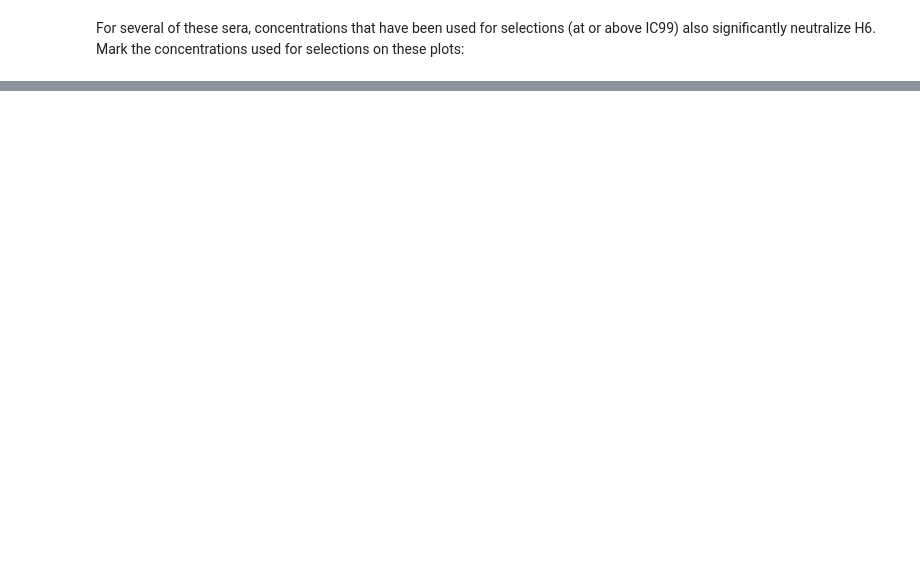
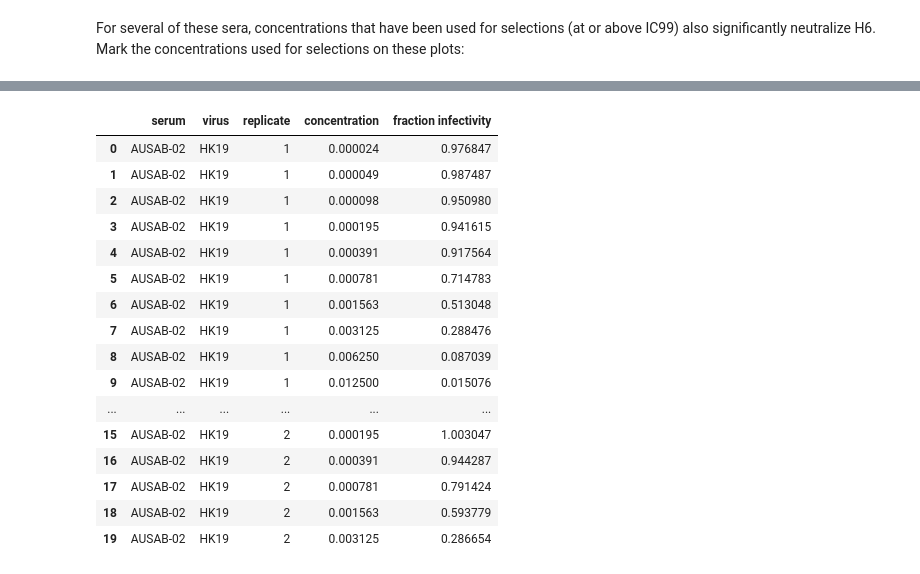
Before and after one commit to dms-vep/flu_h3_hk19_dms, a Jupyter notebook: experiments/neut_assays/serum_neut_curves.ipynb, the cells around one changed output, grey strips where cells are left out. Cells and saved outputs as stored; diff of their text form; code cells hidden in the pictures; blank space fills up the shorter version.

```diff
--- a/experiments/neut_assays/serum_neut_curves.ipynb
+++ b/experiments/neut_assays/serum_neut_curves.ipynb
@@ -133,0 +90,20 @@ plt.savefig('figures/230108_ser11_sele_conc.pdf', bbox_inches = bbox)
+# %%
+data.head(20)
+# %% [output]
+|  | serum | virus | replicate | concentration | fraction infectivity |
+| 0 | AUSAB-02 | HK19 | 1 | 0.000024 | 0.976847 |
+| 1 | AUSAB-02 | HK19 | 1 | 0.000049 | 0.987487 |
+| 2 | AUSAB-02 | HK19 | 1 | 0.000098 | 0.950980 |
+| 3 | AUSAB-02 | HK19 | 1 | 0.000195 | 0.941615 |
+| 4 | AUSAB-02 | HK19 | 1 | 0.000391 | 0.917564 |
+| 5 | AUSAB-02 | HK19 | 1 | 0.000781 | 0.714783 |
+| 6 | AUSAB-02 | HK19 | 1 | 0.001563 | 0.513048 |
+| 7 | AUSAB-02 | HK19 | 1 | 0.003125 | 0.288476 |
+| 8 | AUSAB-02 | HK19 | 1 | 0.006250 | 0.087039 |
+| 9 | AUSAB-02 | HK19 | 1 | 0.012500 | 0.015076 |
+| ... | ... | ... | ... | ... | ... |
+| 15 | AUSAB-02 | HK19 | 2 | 0.000195 | 1.003047 |
+| 16 | AUSAB-02 | HK19 | 2 | 0.000391 | 0.944287 |
+| 17 | AUSAB-02 | HK19 | 2 | 0.000781 | 0.791424 |
+| 18 | AUSAB-02 | HK19 | 2 | 0.001563 | 0.593779 |
+| 19 | AUSAB-02 | HK19 | 2 | 0.003125 | 0.286654 |
```
Also changed, not shown: parts of 16 cells of this notebook, 4 other files.
